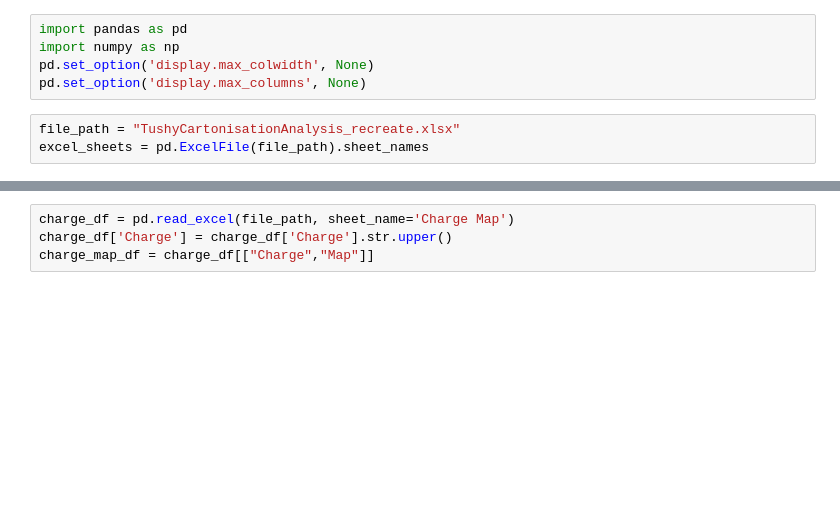
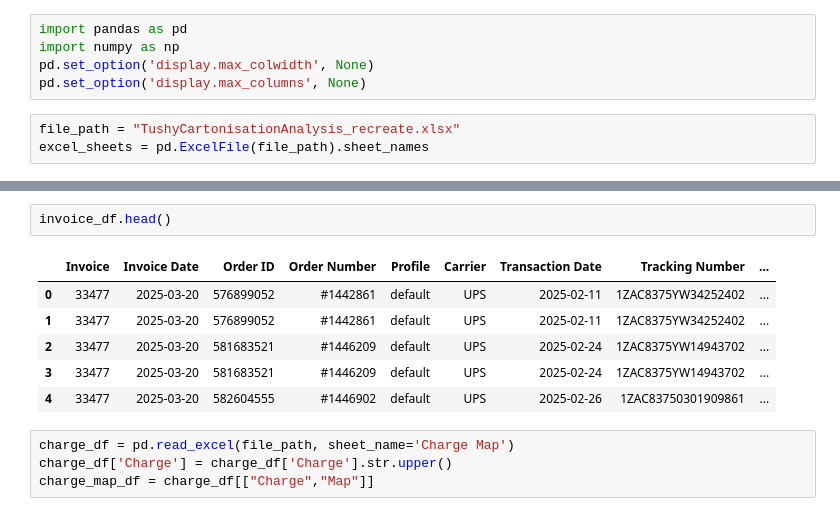
Before and after one commit to rupeshdeoria/excelprocessing, a Jupyter notebook: final.ipynb, the cells around one changed output, grey strips where cells are left out. Saved outputs shown, nothing was run; the diff lists cells and outputs as text; blank space fills up the shorter version.

```diff
--- a/final.ipynb
+++ b/final.ipynb
@@ -19,3 +52,12 @@ invoice_df = invoice_df.astype(invoice_df_data_types)
+# %%
+invoice_df.head()
+# %% [output]
+|  | Invoice | Invoice Date | Order ID | Order Number | Profile | Carrier | Transaction Date | Tracking Number | ... |
+| 0 | 33477 | 2025-03-20 | 576899052 | #1442861 | default | UPS | 2025-02-11 | 1ZAC8375YW34252402 | ... |
+| 1 | 33477 | 2025-03-20 | 576899052 | #1442861 | default | UPS | 2025-02-11 | 1ZAC8375YW34252402 | ... |
+| 2 | 33477 | 2025-03-20 | 581683521 | #1446209 | default | UPS | 2025-02-24 | 1ZAC8375YW14943702 | ... |
+| 3 | 33477 | 2025-03-20 | 581683521 | #1446209 | default | UPS | 2025-02-24 | 1ZAC8375YW14943702 | ... |
+| 4 | 33477 | 2025-03-20 | 582604555 | #1446902 | default | UPS | 2025-02-26 | 1ZAC83750301909861 | ... |
 # %%
 charge_df = pd.read_excel(file_path, sheet_name='Charge Map')
 charge_df['Charge'] = charge_df['Charge'].str.upper()
```
Also changed, not shown: parts of 17 cells of this notebook.
